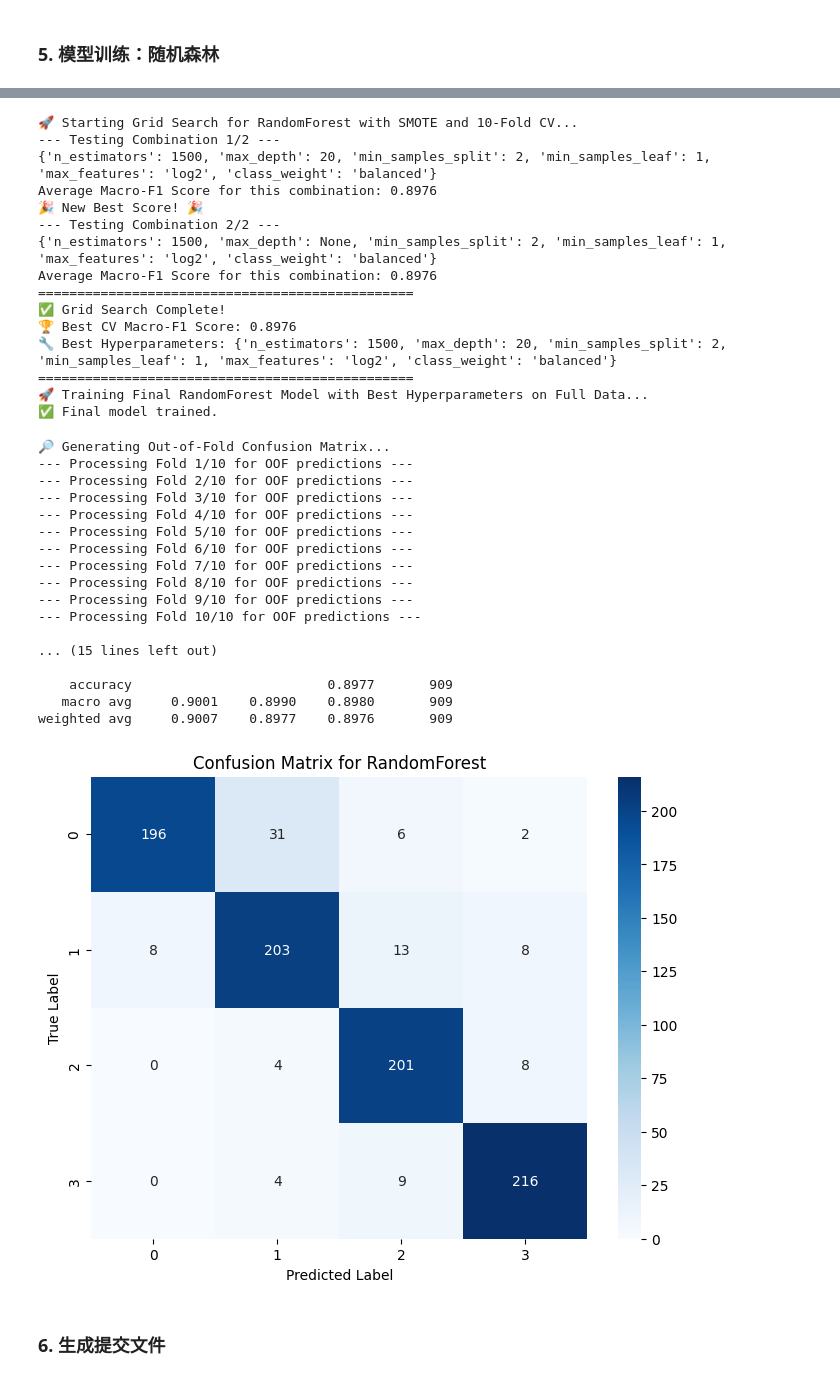
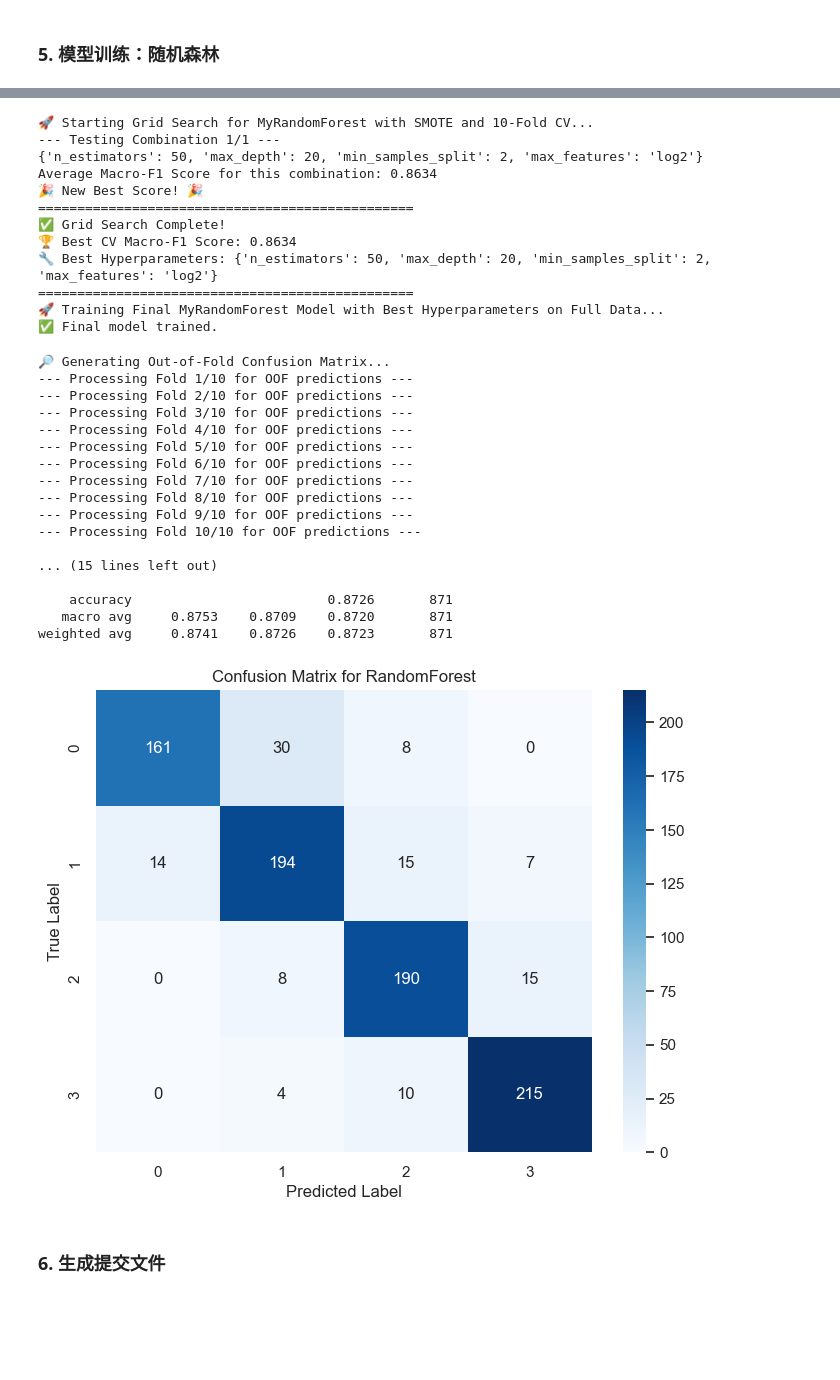
Before and after one commit to ssyss-513/MyColab, a Jupyter notebook: COMP5434/5434_task1_rf.ipynb, the cells around one changed output, grey strips where cells are left out. Cells and saved outputs as stored; diff of their text form; code cells hidden in the pictures; blank space fills up the shorter version.

```diff
--- a/COMP5434/5434_task1_rf.ipynb
+++ b/COMP5434/5434_task1_rf.ipynb
@@ -262,16 +413,11 @@ Resampled dataset shape Counter({np.int64(0): 235, np.int64(1): 235, np.int64(2)
 # %%
-# ===================================================================
-# Grid Search with SMOTE and 10-Fold Cross-Validation for RandomForest
-# ===================================================================
-print("🚀 Starting Grid Search for RandomForest with SMOTE and 10-Fold CV...")
+print("🚀 Starting Grid Search for MyRandomForest with SMOTE and 10-Fold CV...")
 
 param_grid = {
-    'n_estimators': [1500],
-    'max_depth': [20, None],
+    'n_estimators': [50],       # 减少数量以便快速演示，原1500
+    'max_depth': [20],       # 减少深度选项
     'min_samples_split': [2],
-    'min_samples_leaf': [1],
-    'max_features': ['log2'],
-    'class_weight': ['balanced'] # Helpful for imbalanced datasets
+    'max_features': ['log2'] # 自定义实现支持 'sqrt' 和 'log2'
 }
 keys, values = zip(*param_grid.items())
 param_combinations = [dict(zip(keys, v)) for v in itertools.product(*values)]
@@ -279,8 +425,8 @@ param_combinations = [dict(zip(keys, v)) for v in itertools.product(*values)]
 best_score = -1
 best_params = None
 
-skf = StratifiedKFold(n_splits=10, shuffle=True, random_state=42)
-sm = SMOTE(random_state=42)
+skf = StratifiedKFold(n_splits=10, shuffle=True, random_state=5434)
+sm = SMOTE(random_state=5434)
 
 for i, params in enumerate(param_combinations):
     print(f"--- Testing Combination {i+1}/{len(param_combinations)} ---")
@@ -295,9 +441,10 @@ for i, params in enumerate(param_combinations):
         # Apply SMOTE only to the training data of this fold
         X_train_resampled, y_train_resampled = sm.fit_resample(X_train_fold, y_train_fold)
 
-        rf = RandomForestClassifier(random_state=5434, **params)
+        # 使用自定义的随机森林
+        rf = MyRandomForestClassifier(n_jobs=-1, **params)
+        # rf.fit(X_train_fold, y_train_fold)
         rf.fit(X_train_resampled, y_train_resampled)
-
         y_pred_val = rf.predict(X_val_fold)
         score = f1_score(y_val_fold, y_pred_val, average="macro")
         fold_scores.append(score)
@@ -319,42 +466,37 @@ print("================================================")
 # ===================================================================
 # Final Model Training with Best Parameters
 # ===================================================================
-print("🚀 Training Final RandomForest Model with Best Hyperparameters on Full Data...")
+print("🚀 Training Final MyRandomForest Model with Best Hyperparameters on Full Data...")
 
 # Apply SMOTE to the entire dataset for final training
 X_resampled_full, y_resampled_full = sm.fit_resample(X, y)
 
-final_rf = RandomForestClassifier(random_state=42, **best_params)
+# 使用自定义的随机森林进行最终训练
+final_rf = MyRandomForestClassifier(n_jobs=-1, **best_params)
 final_rf.fit(X_resampled_full, y_resampled_full)
 
 print("✅ Final model trained.")
 # %% [output]
-🚀 Starting Grid Search for RandomForest with SMOTE and 10-Fold CV...
---- Testing Combination 1/2 ---
-{'n_estimators': 1500, 'max_depth': 20, 'min_samples_split': 2, 'min_samples_leaf': 1, 'max_features': 'log2', 'class_weight': 'balanced'}
-Average Macro-F1 Score for this combination: 0.8976
+🚀 Starting Grid Search for MyRandomForest with SMOTE and 10-Fold CV...
+--- Testing Combination 1/1 ---
+{'n_estimators': 50, 'max_depth': 20, 'min_samples_split': 2, 'max_features': 'log2'}
+Average Macro-F1 Score for this combination: 0.8634
 🎉 New Best Score! 🎉
---- Testing Combination 2/2 ---
-{'n_estimators': 1500, 'max_depth': None, 'min_samples_split': 2, 'min_samples_leaf': 1, 'max_features': 'log2', 'class_weight': 'balanced'}
-Average Macro-F1 Score for this combination: 0.8976
 ================================================
 ✅ Grid Search Complete!
-🏆 Best CV Macro-F1 Score: 0.8976
-🔧 Best Hyperparameters: {'n_estimators': 1500, 'max_depth': 20, 'min_samples_split': 2, 'min_samples_leaf': 1, 'max_features': 'log2', 'class_weight': 'balanced'}
+🏆 Best CV Macro-F1 Score: 0.8634
+🔧 Best Hyperparameters: {'n_estimators': 50, 'max_depth': 20, 'min_samples_split': 2, 'max_features': 'log2'}
 ================================================
-🚀 Training Final RandomForest Model with Best Hyperparameters on Full Data...
+🚀 Training Final MyRandomForest Model with Best Hyperparameters on Full Data...
 ✅ Final model trained.
 # %%
-# ===================================================================
-# Out-of-Fold (OOF) Confusion Matrix and Classification Report
-# ===================================================================
 from sklearn.metrics import confusion_matrix, classification_report
 
 print("\n🔎 Generating Out-of-Fold Confusion Matrix...")
 
-# 初始化一个数组来存储OOF预测
+
 oof_preds = np.zeros(len(y))
-oof_probas = np.zeros((len(y), len(np.unique(y)))) # If you need probabilities
+# oof_probas = np.zeros((len(y), len(np.unique(y)))) 自定义实现暂不支持 predict_proba
 
 skf_oof = StratifiedKFold(n_splits=10, shuffle=True, random_state=42)
 sm_oof = SMOTE(random_state=42)
@@ -367,13 +509,12 @@ for fold, (train_idx, val_idx) in enumerate(skf_oof.split(X, y)):
     # Apply SMOTE only to the training data of this fold
     X_train_resampled, y_train_resampled = sm_oof.fit_resample(X_train_fold, y_train_fold)
 
-    # 使用网格搜索找到的最佳参数
-    model = RandomForestClassifier(random_state=42, **best_params)
+
+    model = MyRandomForestClassifier(n_jobs=-1, **best_params)
     model.fit(X_train_resampled, y_train_resampled)
 
-    # 预测验证集并存储结果
+
     oof_preds[val_idx] = model.predict(X_val_fold)
-    # oof_probas[val_idx] = model.predict_proba(X_val_fold)
 
 print("\n✅ OOF predictions generated.")
 
@@ -381,37 +522,37 @@ print("\n✅ OOF predictions generated.")
 cm = confusion_matrix(y, oof_preds)
 print("\nOut-of-Fold Confusion Matrix:")
 print(cm)
 
 # 打印分类报告
 print("\nOut-of-Fold Classification Report:")
 print(classification_report(y, oof_preds, digits=4))
 
 # 可视化混淆矩阵
 plt.figure(figsize=(8, 6))
 sns.heatmap(cm, annot=True, fmt='d', cmap='Blues', xticklabels=np.unique(y), yticklabels=np.unique(y))
 plt.title('Confusion Matrix for RandomForest')
 plt.xlabel('Predicted Label')
 plt.ylabel('True Label')
 plt.show()
 # %% [output]
 🔎 Generating Out-of-Fold Confusion Matrix...
 --- Processing Fold 1/10 for OOF predictions ---
 --- Processing Fold 2/10 for OOF predictions ---
 --- Processing Fold 3/10 for OOF predictions ---
 --- Processing Fold 4/10 for OOF predictions ---
 --- Processing Fold 5/10 for OOF predictions ---
 --- Processing Fold 6/10 for OOF predictions ---
 --- Processing Fold 7/10 for OOF predictions ---
 --- Processing Fold 8/10 for OOF predictions ---
 --- Processing Fold 9/10 for OOF predictions ---
 --- Processing Fold 10/10 for OOF predictions ---
 
 ... (15 lines left out)
 
-    accuracy                         0.8977       909
-   macro avg     0.9001    0.8990    0.8980       909
-weighted avg     0.9007    0.8977    0.8976       909
+    accuracy                         0.8726       871
+   macro avg     0.8753    0.8709    0.8720       871
+weighted avg     0.8741    0.8726    0.8723       871
-[figure, old version]
+[figure, new version]
 # %% [markdown]
 ### 6. 生成提交文件
 # %%
```
Also changed, not shown: parts of 6 cells of this notebook, 4 other files.
